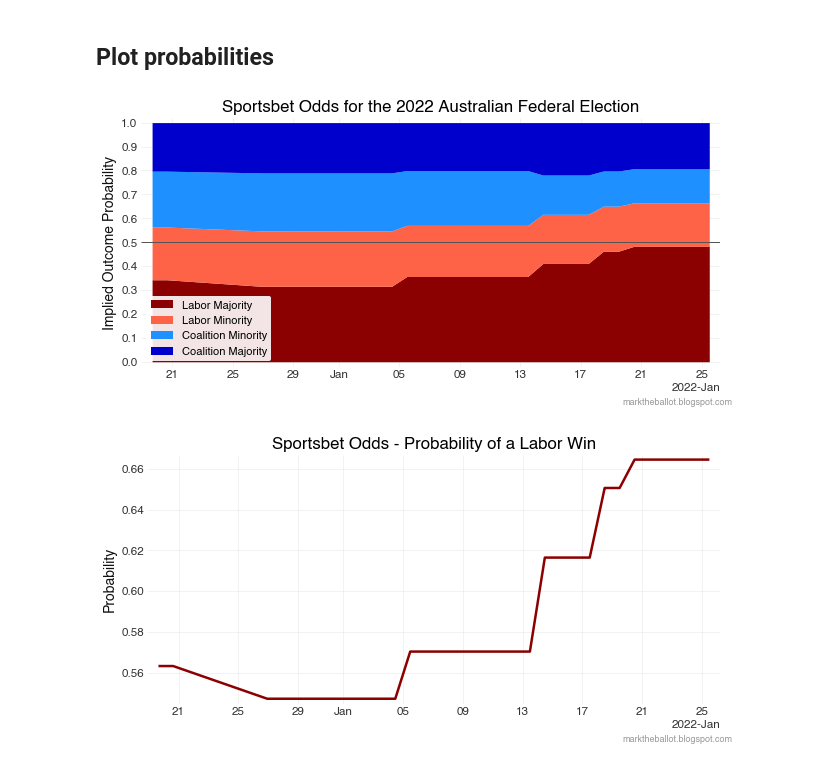
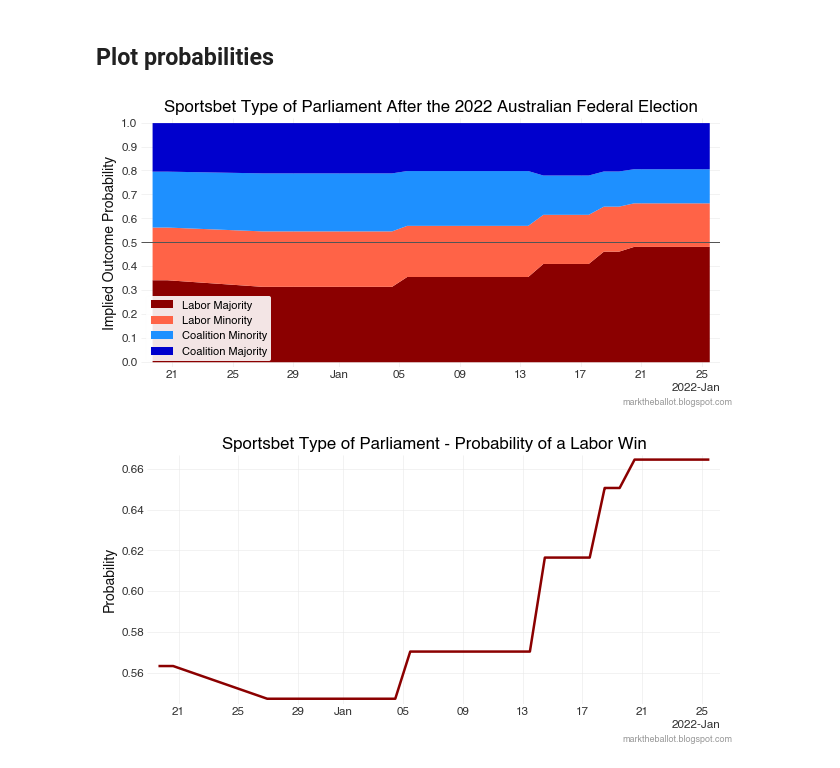
Before and after one commit to bpalmer4/Australian-Federal-Election-2022, a Jupyter notebook: notebooks/Betting markets - chart election winner at sportsbet.ipynb, the cells around one changed output. Drawn from its saved outputs; the diff is of its cells as text; code cells hidden in the pictures.

```diff
--- a/notebooks/Betting markets - chart election winner at sportsbet.ipynb
+++ b/notebooks/Betting markets - chart election winner at sportsbet.ipynb
@@ -30,7 +30,7 @@ plt.style.use('./markgraph.mplstyle')
 # %% [markdown]
 ## Get data
 # %%
-FILE = '../historical-data/sportsbet-2022-outcome.csv'
+FILE = '../historical-data/sportsbet-2022-type-of-parliament.csv'
 df = pd.read_csv(FILE, na_values = '-', parse_dates=['datetime'])
 df = df.pivot(index='datetime', columns='variable', values='value').sort_index(ascending=True)
 del df['Any Other']
@@ -76,20 +76,20 @@ probs.tail()
 # %%
 fig, ax = common.initiate_plot()
 
 colors = ['darkred', 'tomato', 'dodgerblue', 'mediumblue']
 
 from_ = np.repeat(0, len(probs))
 for i, column in enumerate(probs.columns):
     to_ = from_ + probs[column]
     ax.fill_between(probs.index, from_, to_, label=column, color=colors[i])
     from_ = to_
 ax.legend(loc='lower left', framealpha=0.9, prop={'size':11})
 ax.axhline(0.5, lw=1, c='#555555')
 ax.yaxis.set_major_locator(MaxNLocator(11))
-title = f'Sportsbet Odds for the 2022 Australian Federal Election'
+title = f'Sportsbet Type of Parliament After the 2022 Australian Federal Election'
 common.plot_finalise(ax, title=title, ylabel='Implied Outcome Probability')
 # %% [output]
-[figure, old version]
+[figure, new version]
 # %%
 win_prob = pd.DataFrame([probs['Labor Majority'] + probs['Labor Minority'],
                          probs['Coalition Minority'] + probs['Coalition Majority']],
@@ -97,7 +97,7 @@ win_prob = pd.DataFrame([probs['Labor Majority'] + probs['Labor Minority'],
 # %%
 fig, ax = common.initiate_plot()
 ax.plot(win_prob.index, win_prob['Labor'], lw=2.5, color='darkred')
-title = 'Sportsbet Odds - Probability of a Labor Win'
+title = 'Sportsbet Type of Parliament - Probability of a Labor Win'
 common.plot_finalise(ax, title=title, ylabel='Probability')
 # %% [output]
-[figure, old version]
+[figure, new version]
```
Also changed, not shown: 2 other files.
